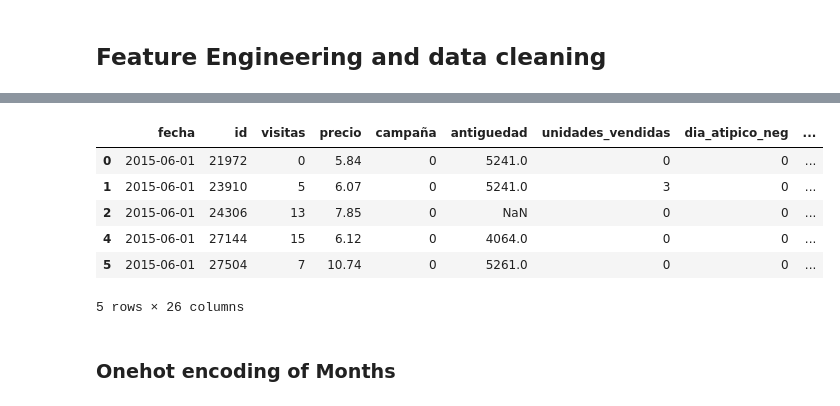
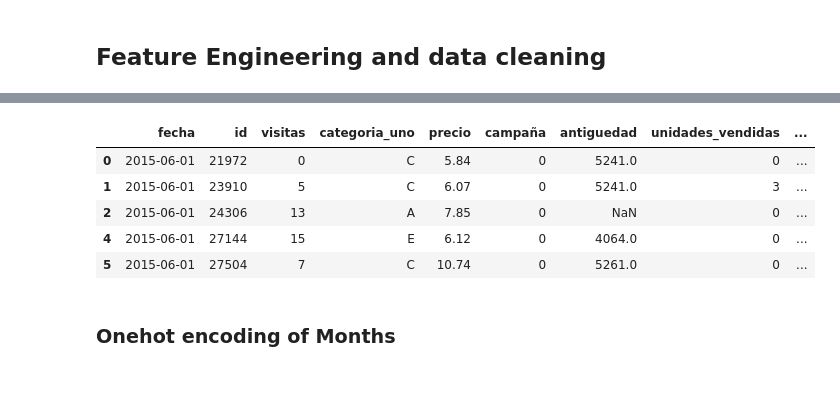
Before and after one commit to Nerucius/2021.ubdatathon, a Jupyter notebook: 1. EDA + Feature Engineering.ipynb, the cells around one changed output, grey strips where cells are left out. Cells and saved outputs as stored; diff of their text form; code cells hidden in the pictures.

```diff
--- a/1. EDA + Feature Engineering.ipynb
+++ b/1. EDA + Feature Engineering.ipynb
@@ -74,25 +76,25 @@ df[:5]
 | 4 | 2015-06-01 | 27144 | 15 | E | 2 | No Rotura | 6.12 | 0 | 0 | ... |
 | 5 | 2015-06-01 | 27504 | 7 | C | 157 | No Rotura | 10.74 | 0 | 0 | ... |
 # %%
-df_categoria_uno_onehot = pd.get_dummies(df.categoria_uno, prefix='categoria_uno_')
+#df_categoria_uno_onehot = pd.get_dummies(df.categoria_uno, prefix='categoria_uno_')
 # df_categoria_dos_onehot = pd.get_dummies(df.categoria_dos, prefix='categoria_dos_')
 
 # df_fe = pd.concat([df, df_categoria_uno_onehot, df_categoria_dos_onehot], axis=1)
-df_fe = pd.concat([df, df_categoria_uno_onehot], axis=1)
-del df_fe['categoria_uno']
+#df_fe = pd.concat([df, df_categoria_uno_onehot], axis=1)
+df_fe=df
+#del df_fe['categoria_uno']
 del df_fe['categoria_dos']
 del df_fe['estado']
 del df_fe['dia_atipico']
 
 df_fe[:5]
 # %% [output]
-|  | fecha | id | visitas | precio | campaña | antiguedad | unidades_vendidas | dia_atipico_neg | ... |
-| 0 | 2015-06-01 | 21972 | 0 | 5.84 | 0 | 5241.0 | 0 | 0 | ... |
-| 1 | 2015-06-01 | 23910 | 5 | 6.07 | 0 | 5241.0 | 3 | 0 | ... |
-| 2 | 2015-06-01 | 24306 | 13 | 7.85 | 0 | NaN | 0 | 0 | ... |
-| 4 | 2015-06-01 | 27144 | 15 | 6.12 | 0 | 4064.0 | 0 | 0 | ... |
-| 5 | 2015-06-01 | 27504 | 7 | 10.74 | 0 | 5261.0 | 0 | 0 | ... |
+|  | fecha | id | visitas | categoria_uno | precio | campaña | antiguedad | unidades_vendidas | ... |
+| 0 | 2015-06-01 | 21972 | 0 | C | 5.84 | 0 | 5241.0 | 0 | ... |
+| 1 | 2015-06-01 | 23910 | 5 | C | 6.07 | 0 | 5241.0 | 3 | ... |
+| 2 | 2015-06-01 | 24306 | 13 | A | 7.85 | 0 | NaN | 0 | ... |
+| 4 | 2015-06-01 | 27144 | 15 | E | 6.12 | 0 | 4064.0 | 0 | ... |
+| 5 | 2015-06-01 | 27504 | 7 | C | 10.74 | 0 | 5261.0 | 0 | ... |
-5 rows × 26 columns
 # %% [markdown]
 ### Onehot encoding of Months
 # %%
```
Also changed, not shown: parts of 14 cells of this notebook, 2 other files.
